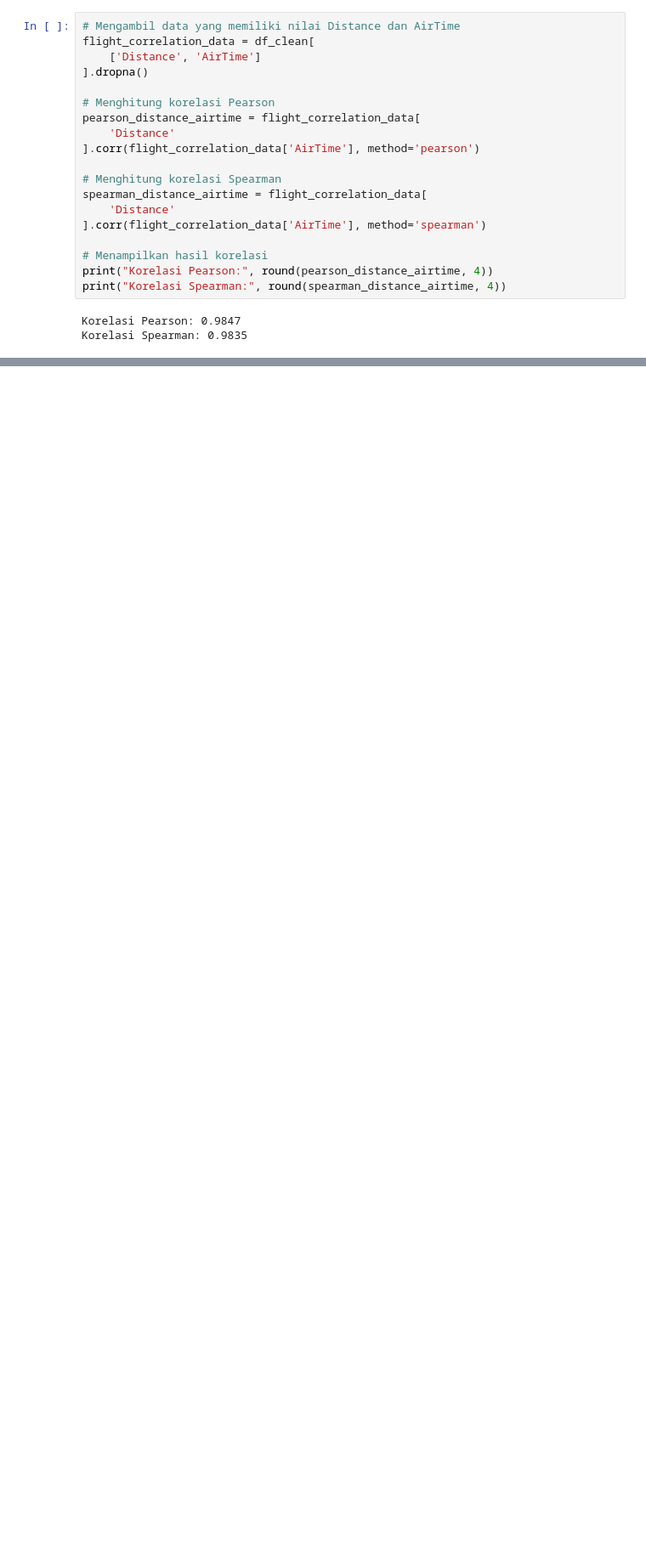
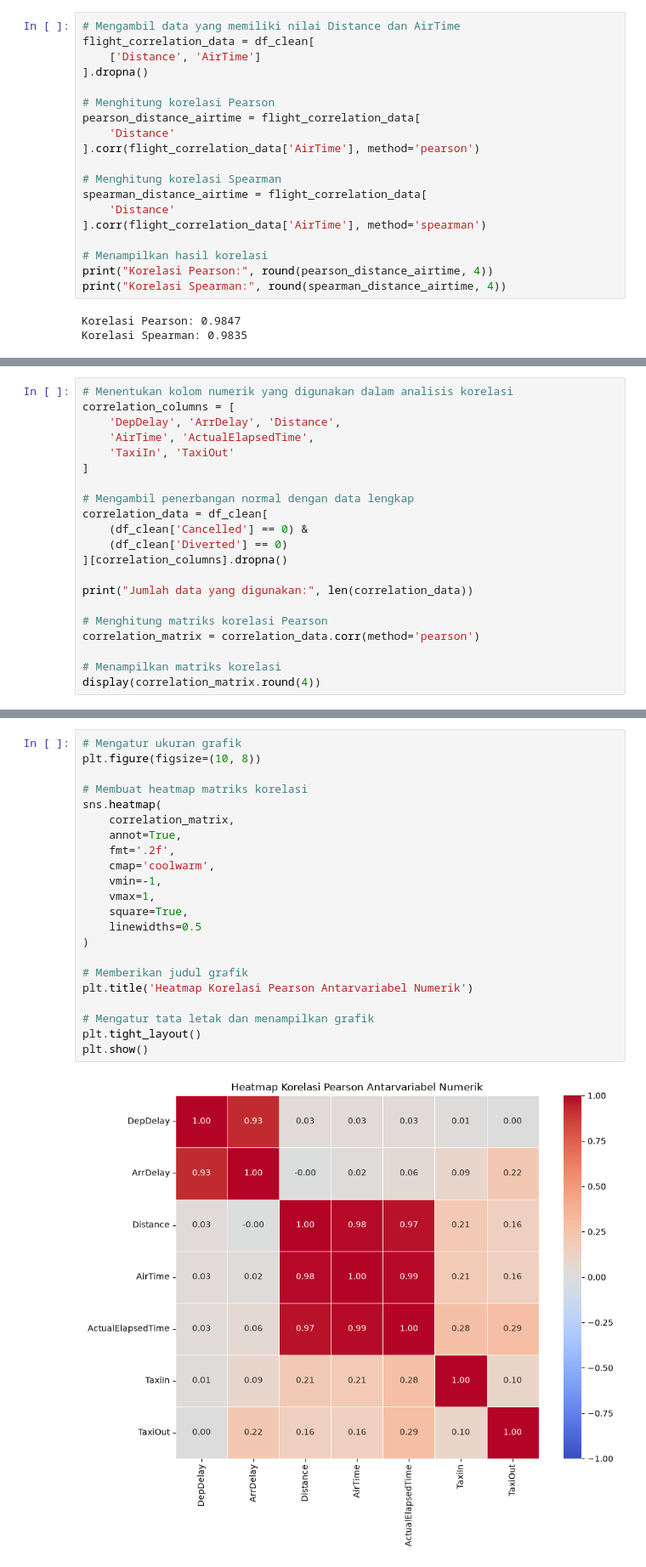
Before and after one commit to AliefReefandi/Data_sains_UTS, a Jupyter notebook: UTS_DATA_SAINS_PLANE.ipynb, the cells around one changed output, grey strips where cells are left out. Shown at 85% size. Drawn from its saved outputs; the diff is of its cells as text; blank space fills up the shorter version.

```diff
--- a/UTS_DATA_SAINS_PLANE.ipynb
+++ b/UTS_DATA_SAINS_PLANE.ipynb
@@ -2474,0 +2712,21 @@ Hasil analisis menunjukkan bahwa jarak penerbangan memiliki hubungan positif san
+# %%
+# Menentukan kolom numerik yang digunakan dalam analisis korelasi
+correlation_columns = [
+    'DepDelay', 'ArrDelay', 'Distance',
+    'AirTime', 'ActualElapsedTime',
+    'TaxiIn', 'TaxiOut'
+]
+
+# Mengambil penerbangan normal dengan data lengkap
+correlation_data = df_clean[
+    (df_clean['Cancelled'] == 0) &
+    (df_clean['Diverted'] == 0)
+][correlation_columns].dropna()
+
+print("Jumlah data yang digunakan:", len(correlation_data))
+
+# Menghitung matriks korelasi Pearson
+correlation_matrix = correlation_data.corr(method='pearson')
+
+# Menampilkan matriks korelasi
+display(correlation_matrix.round(4))
@@ -2474,0 +2743,24 @@ Hasil analisis menunjukkan bahwa jarak penerbangan memiliki hubungan positif san
+# %%
+# Mengatur ukuran grafik
+plt.figure(figsize=(10, 8))
+
+# Membuat heatmap matriks korelasi
+sns.heatmap(
+    correlation_matrix,
+    annot=True,
+    fmt='.2f',
+    cmap='coolwarm',
+    vmin=-1,
+    vmax=1,
+    square=True,
+    linewidths=0.5
+)
+
+# Memberikan judul grafik
+plt.title('Heatmap Korelasi Pearson Antarvariabel Numerik')
+
+# Mengatur tata letak dan menampilkan grafik
+plt.tight_layout()
+plt.show()
+# %% [output]
+[figure, added]
```
Also changed, not shown: parts of 90 cells of this notebook.
